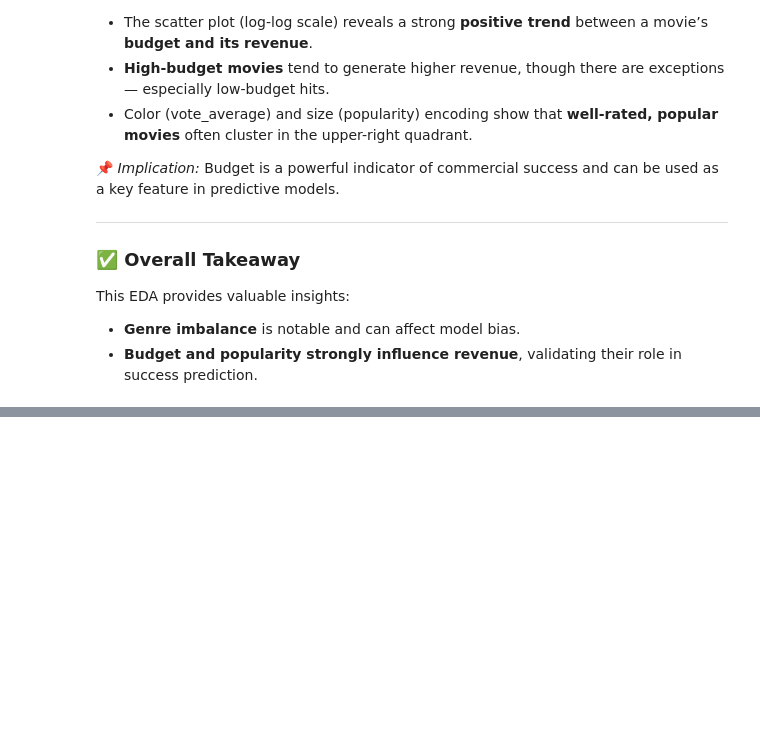
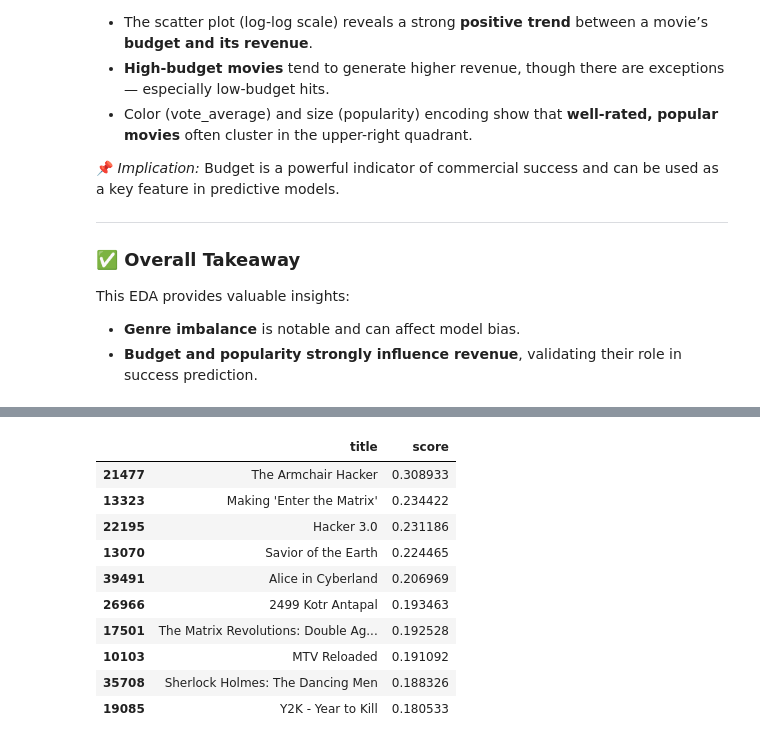
Before and after one commit to vedantwalia/analysing-box-office-data, a Jupyter notebook: data_insights.ipynb, the cells around one changed output, grey strips where cells are left out. Saved outputs shown, nothing was run; the diff lists cells and outputs as text; code cells hidden in the pictures; blank space fills up the shorter version.

Commit message:
building the recommendation model

```diff
--- a/data_insights.ipynb
+++ b/data_insights.ipynb
@@ -156,0 +191,29 @@ This EDA provides valuable insights:
+# %%
+from sklearn.metrics.pairwise import cosine_similarity
+
+def recommend_by_genre(title, genre, top_n=5):
+    df = movies_df[movies_df['genres'].str.contains(genre, case=False, na=False)].copy()
+    df = df.reset_index(drop=True)
+
+    df['combined_features'] = (
+        df['genres'].fillna('') + ' ' +
+        df['overview'].fillna('') + ' ' +
+        df['tagline'].fillna('')
+    )
+
+    tfidf = TfidfVectorizer(stop_words='english', max_features=10000)
+    tfidf_matrix = tfidf.fit_transform(df['combined_features'])
+
+    indices = pd.Series(df.index, index=df['title']).drop_duplicates()
+
+    idx = indices.get(title)
+    if idx is None:
+        return pd.DataFrame(columns=['title', 'score'])
+
+    sim_scores = cosine_similarity(tfidf_matrix[idx], tfidf_matrix).flatten()
+    sim_indices = sim_scores.argsort()[-top_n-1:-1][::-1]
+    sim_scores = sim_scores[sim_indices]
+
+    return df.iloc[sim_indices][['title']].assign(score=sim_scores)
+
+recommend_by_genre("Inception", genre="Action", top_n=5)
@@ -156,0 +227,15 @@ This EDA provides valuable insights:
+# %%
+recommended = recommend_by_genre("The Matrix", genre="Action", top_n=10)
+recommended
+# %% [output]
+|  | title | score |
+| 21477 | The Armchair Hacker | 0.308933 |
+| 13323 | Making 'Enter the Matrix' | 0.234422 |
+| 22195 | Hacker 3.0 | 0.231186 |
+| 13070 | Savior of the Earth | 0.224465 |
+| 39491 | Alice in Cyberland | 0.206969 |
+| 26966 | 2499 Kotr Antapal | 0.193463 |
+| 17501 | The Matrix Revolutions: Double Ag... | 0.192528 |
+| 10103 | MTV Reloaded | 0.191092 |
+| 35708 | Sherlock Holmes: The Dancing Men | 0.188326 |
+| 19085 | Y2K - Year to Kill | 0.180533 |
```
Also changed, not shown: parts of 7 cells of this notebook.
